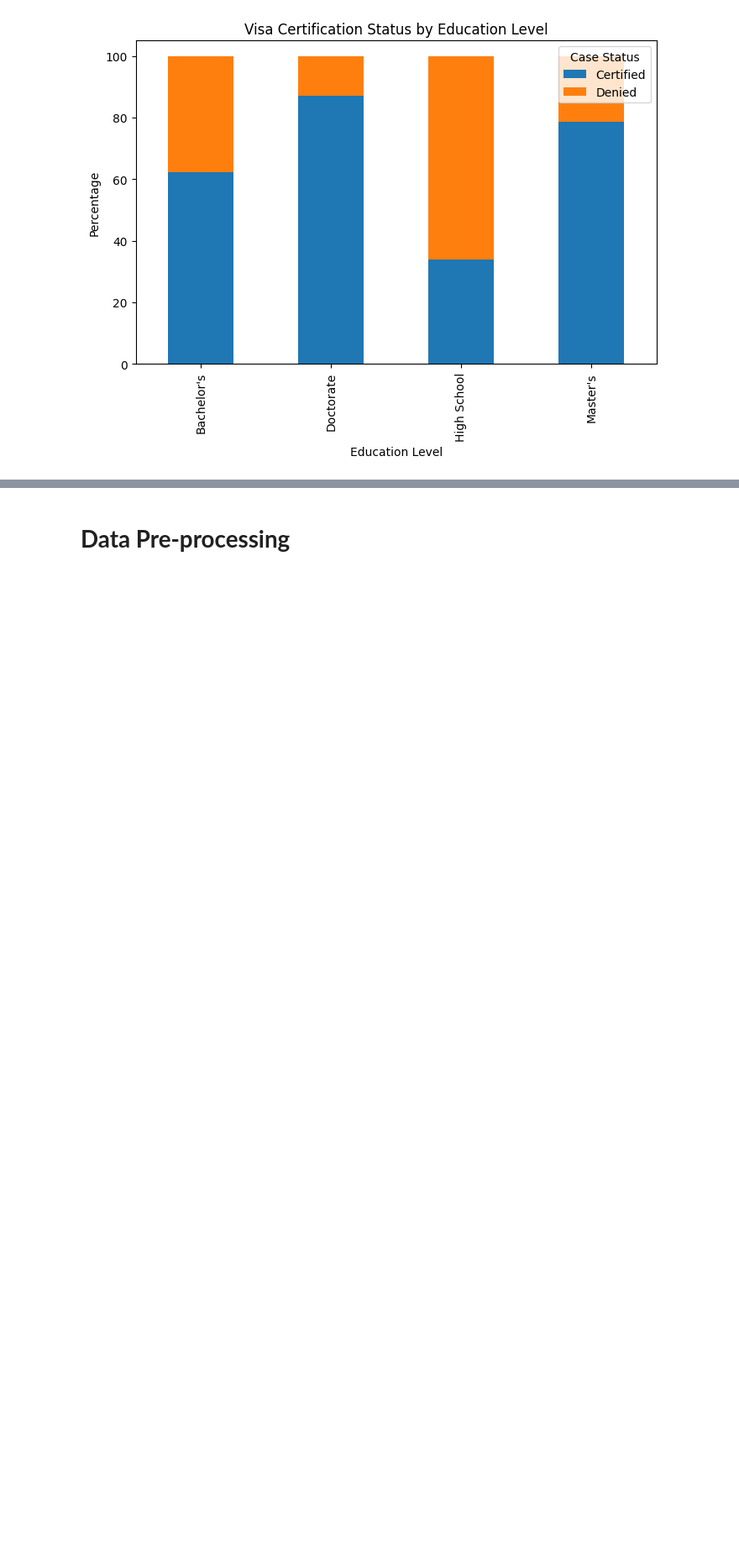
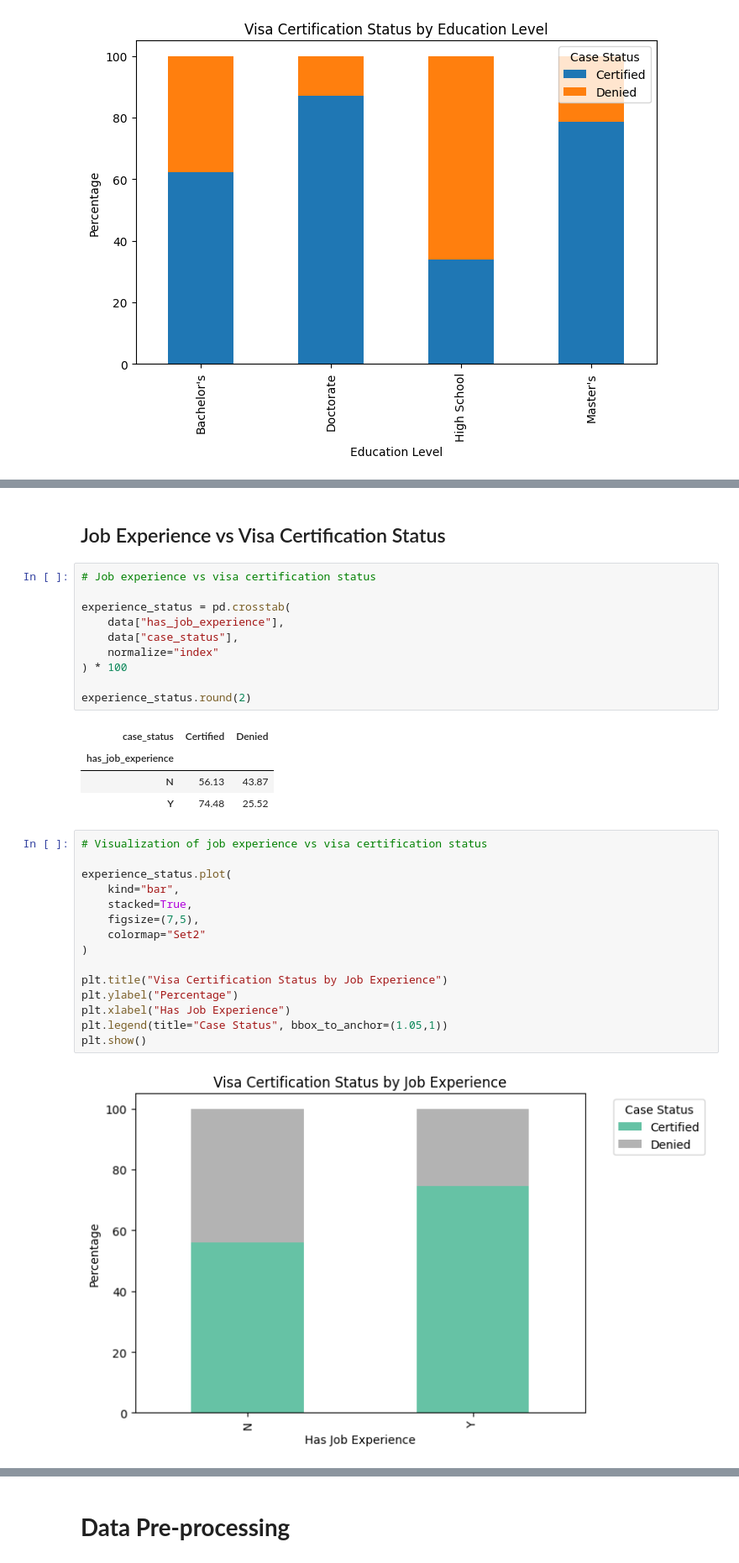
Before and after one commit to click2shivesh/shivesh-uta-aiml-py, a Jupyter notebook: Shivesh_Project_Full_Code_Notebook_EasyVisa.ipynb, the cells around one changed output, grey strips where cells are left out. Shown at 84% size. Drawn from its saved outputs; the diff is of its cells as text; blank space fills up the shorter version.

```diff
--- a/Shivesh_Project_Full_Code_Notebook_EasyVisa.ipynb
+++ b/Shivesh_Project_Full_Code_Notebook_EasyVisa.ipynb
@@ -722,0 +743,34 @@ plt.show()
+# %% [markdown]
+## Job Experience vs Visa Certification Status
+# %%
+# Job experience vs visa certification status
+
+experience_status = pd.crosstab(
+    data["has_job_experience"],
+    data["case_status"],
+    normalize="index"
+) * 100
+
+experience_status.round(2)
+# %% [output]
+| case_status | Certified | Denied |
+| has_job_experience |  |  |
+| N | 56.13 | 43.87 |
+| Y | 74.48 | 25.52 |
+# %%
+# Visualization of job experience vs visa certification status
+
+experience_status.plot(
+    kind="bar",
+    stacked=True,
+    figsize=(7,5),
+    colormap="Set2"
+)
+
+plt.title("Visa Certification Status by Job Experience")
+plt.ylabel("Percentage")
+plt.xlabel("Has Job Experience")
+plt.legend(title="Case Status", bbox_to_anchor=(1.05,1))
+plt.show()
+# %% [output]
+[figure, added]
```
Also changed, not shown: parts of 70 cells of this notebook.
